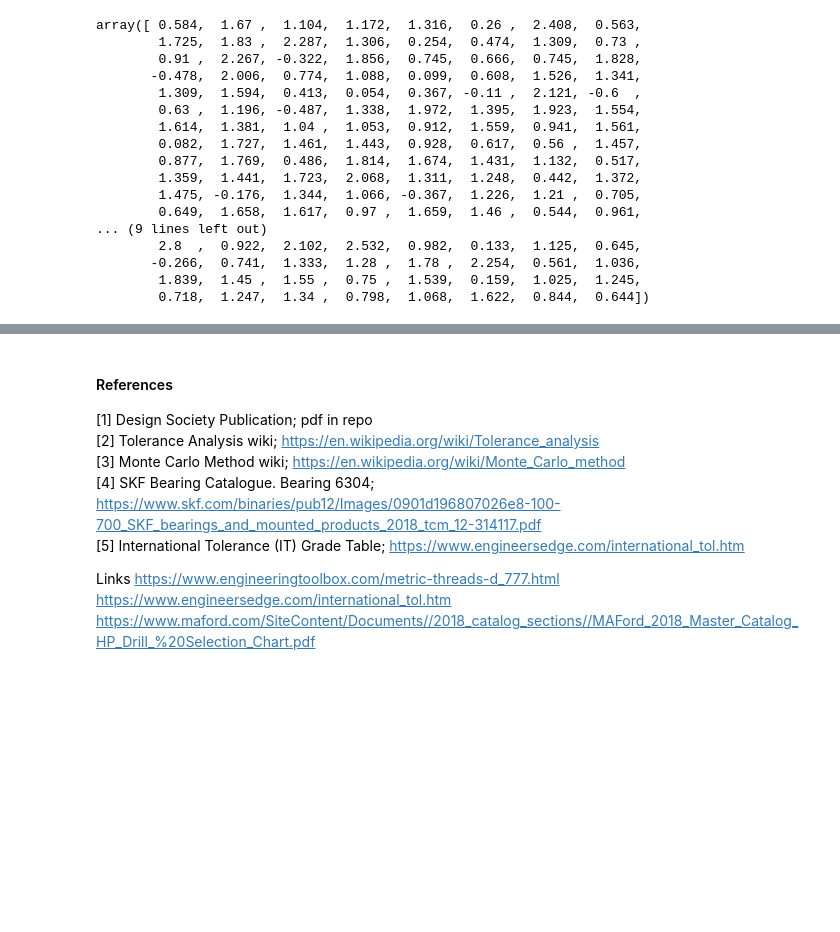
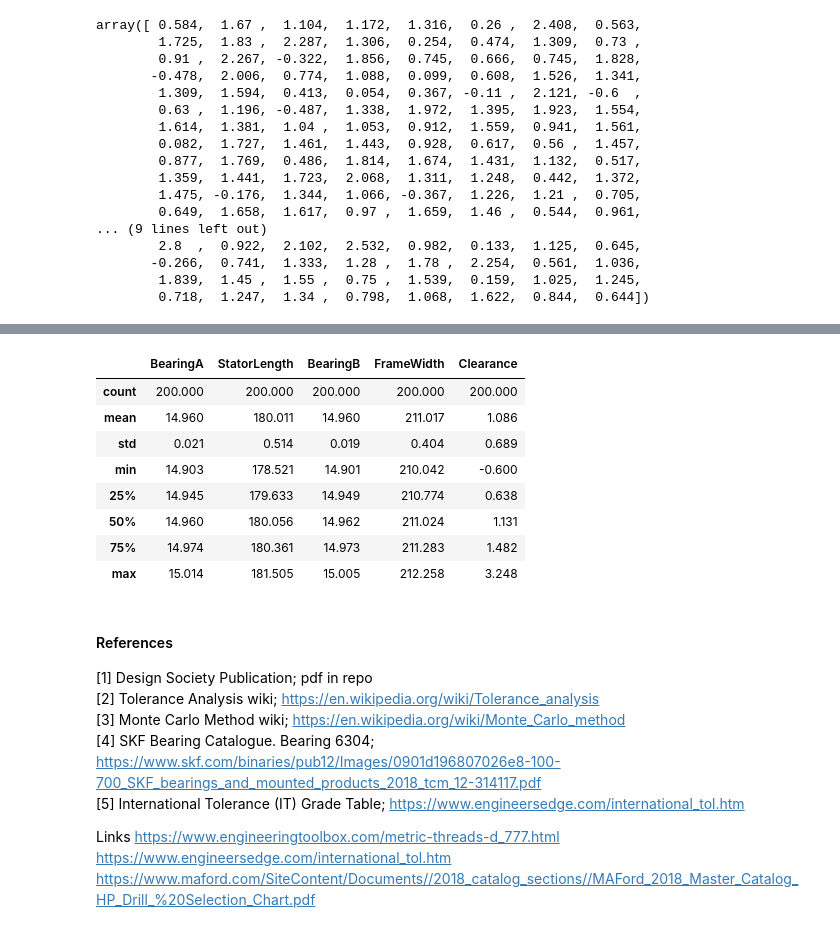
Before and after one commit to killfoley/ProgDAProject, a Jupyter notebook: ProgDA_Project.ipynb, the cells around one changed output, grey strips where cells are left out. Cells and saved outputs as stored; diff of their text form; code cells hidden in the pictures; blank space fills up the shorter version.

```diff
--- a/ProgDA_Project.ipynb
+++ b/ProgDA_Project.ipynb
@@ -167,3 +189,15 @@ array([ 0.584,  1.67 ,  1.104,  1.172,  1.316,  0.26 ,  2.408,  0.563,
+# %%
+df.describe()
+# %% [output]
+|  | BearingA | StatorLength | BearingB | FrameWidth | Clearance |
+| count | 200.000 | 200.000 | 200.000 | 200.000 | 200.000 |
+| mean | 14.960 | 180.011 | 14.960 | 211.017 | 1.086 |
+| std | 0.021 | 0.514 | 0.019 | 0.404 | 0.689 |
+| min | 14.903 | 178.521 | 14.901 | 210.042 | -0.600 |
+| 25% | 14.945 | 179.633 | 14.949 | 210.774 | 0.638 |
+| 50% | 14.960 | 180.056 | 14.962 | 211.024 | 1.131 |
+| 75% | 14.974 | 180.361 | 14.973 | 211.283 | 1.482 |
+| max | 15.014 | 181.505 | 15.005 | 212.258 | 3.248 |
 # %%
 count, bins, ignored = plt.hist(hole_diameter, 30, density=True)
 plt.plot(bins, 1/(sigma * np.sqrt(2 * np.pi)) *
```
Also changed, not shown: parts of 2 cells of this notebook.
